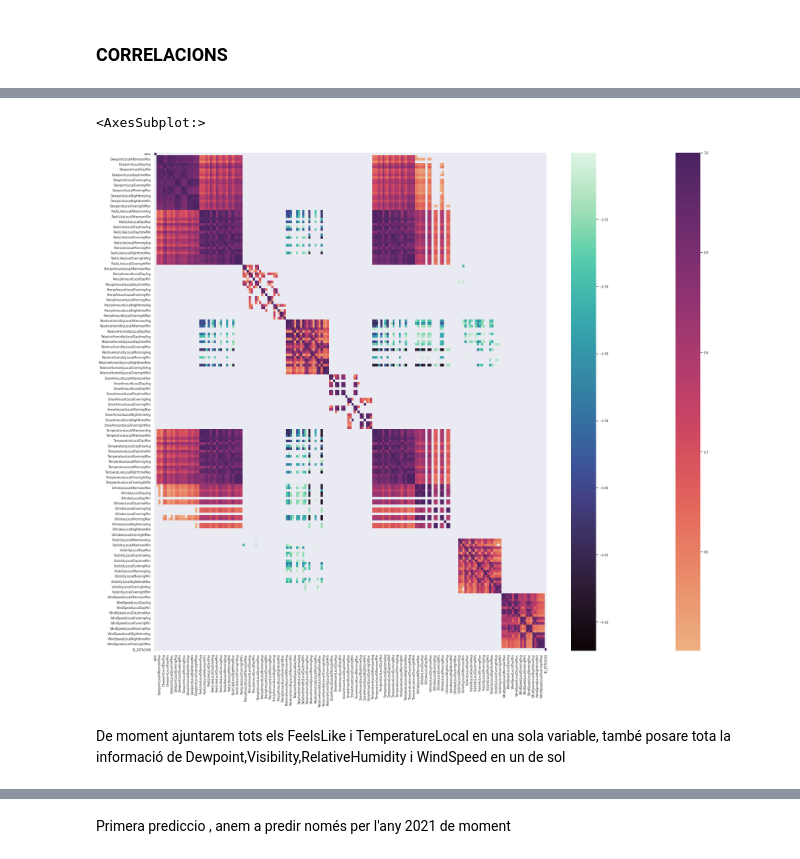
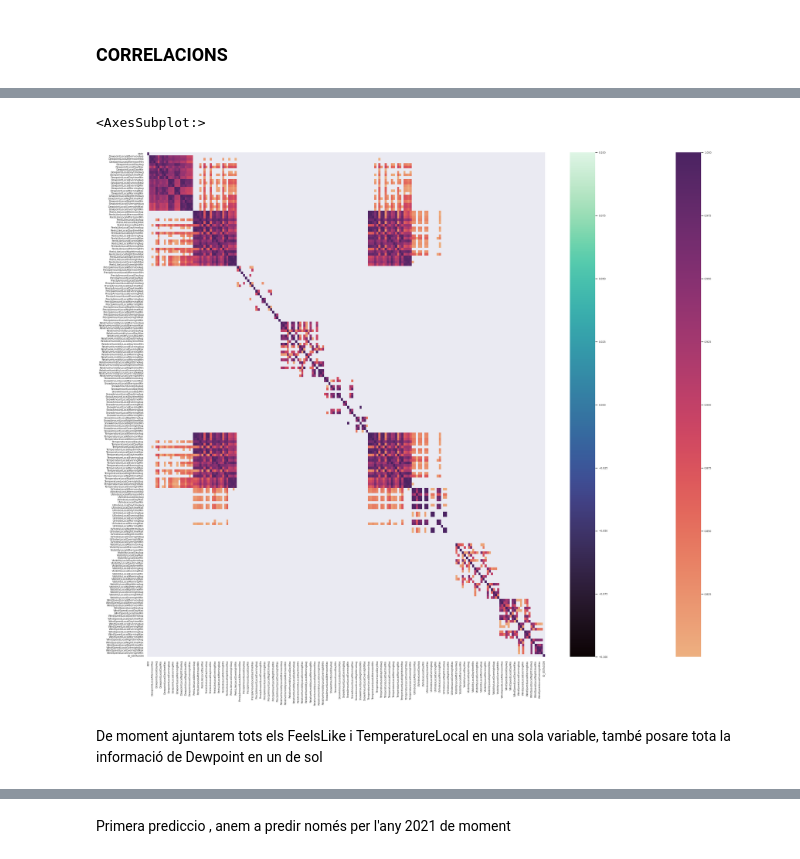
Before and after one commit to AlbertRoca29/The-Wine-Project, a Jupyter notebook: script_exploración.ipynb, the cells around one changed output, grey strips where cells are left out. Saved outputs shown, nothing was run; the diff lists cells and outputs as text; code cells hidden in the pictures.

```diff
--- a/script_exploración.ipynb
+++ b/script_exploración.ipynb
@@ -243,10 +223,11 @@ sns.heatmap(eto.corr())
 # %%
 plt.figure(figsize = (30,25))
-sns.heatmap(eto.corr()[eto.corr()>0.5],cmap="flare")
-sns.heatmap(eto.corr()[eto.corr()<-0.5],cmap="mako")
+sns.set(font_scale=0.6)
+sns.heatmap(eto.corr()[eto.corr()>0.8],cmap="flare")
+sns.heatmap(eto.corr()[eto.corr()<-0.8],cmap="mako")
 # %% [output]
 <AxesSubplot:>
-[figure, old version]
+[figure, new version]
 # %% [markdown]
-De moment ajuntarem tots els FeelsLike i TemperatureLocal en una sola variable, també posare tota la informació de Dewpoint,Visibility,RelativeHumidity i WindSpeed en un de sol
+De moment ajuntarem tots els FeelsLike i TemperatureLocal en una sola variable, també posare tota la informació de Dewpoint en un de sol
 # %%
```
Also changed, not shown: parts of 32 cells of this notebook.
